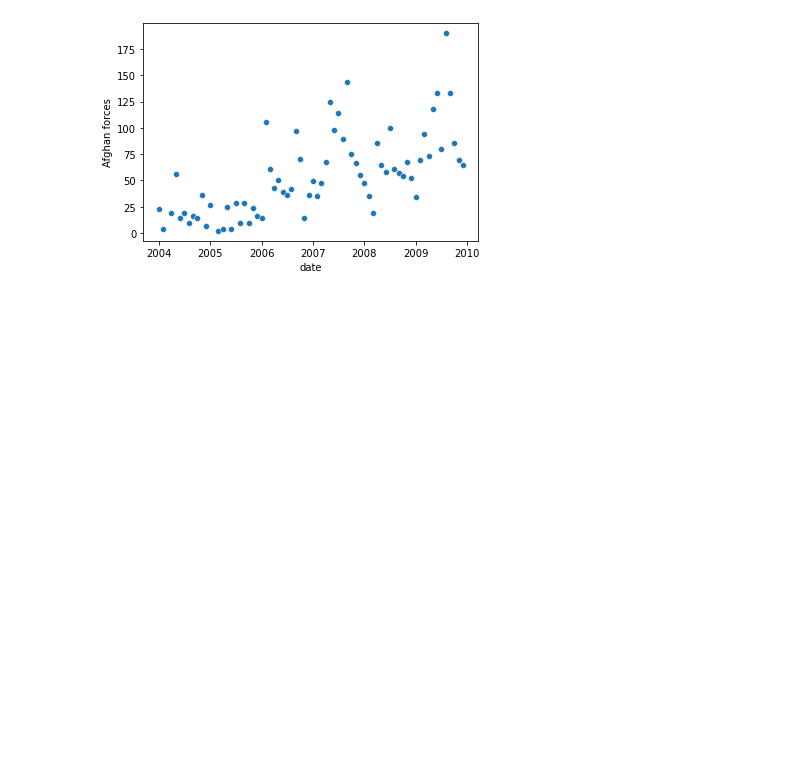
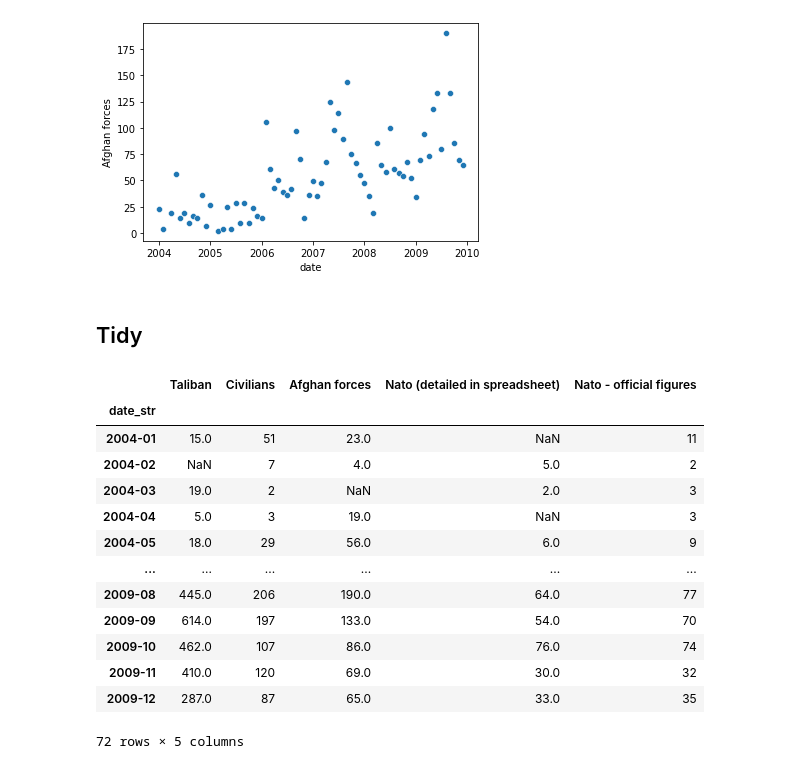
Before and after one commit to EwoutH/EPA1316-hw, a Jupyter notebook: lab-01/EwoutH-hw-01.ipynb, the cells around one changed output. Drawn from its saved outputs; the diff is of its cells as text; code cells hidden in the pictures; blank space fills up the shorter version.

```diff
--- a/lab-01/EwoutH-hw-01.ipynb
+++ b/lab-01/EwoutH-hw-01.ipynb
@@ -94,3 +93,24 @@ _ = sns.displot(war_logs['Taliban'])
 _ = sns.scatterplot(x=war_logs['date'], y=war_logs['Afghan forces'])
 # %% [output]
 [figure]
+# %% [markdown]
+## Tidy
+# %%
+war_logs = war_logs.set_index('date_str')
+war_logs = war_logs.drop(['Year', 'Month', 'date'], axis=1)
+war_logs
+# %% [output]
+|  | Taliban | Civilians | Afghan forces | Nato (detailed in spreadsheet) | Nato - official figures |
+| date_str |  |  |  |  |  |
+| 2004-01 | 15.0 | 51 | 23.0 | NaN | 11 |
+| 2004-02 | NaN | 7 | 4.0 | 5.0 | 2 |
+| 2004-03 | 19.0 | 2 | NaN | 2.0 | 3 |
+| 2004-04 | 5.0 | 3 | 19.0 | NaN | 3 |
+| 2004-05 | 18.0 | 29 | 56.0 | 6.0 | 9 |
+| ... | ... | ... | ... | ... | ... |
+| 2009-08 | 445.0 | 206 | 190.0 | 64.0 | 77 |
+| 2009-09 | 614.0 | 197 | 133.0 | 54.0 | 70 |
+| 2009-10 | 462.0 | 107 | 86.0 | 76.0 | 74 |
+| 2009-11 | 410.0 | 120 | 69.0 | 30.0 | 32 |
+| 2009-12 | 287.0 | 87 | 65.0 | 33.0 | 35 |
+72 rows × 5 columns
```
Also changed, not shown: parts of 9 cells of this notebook.
